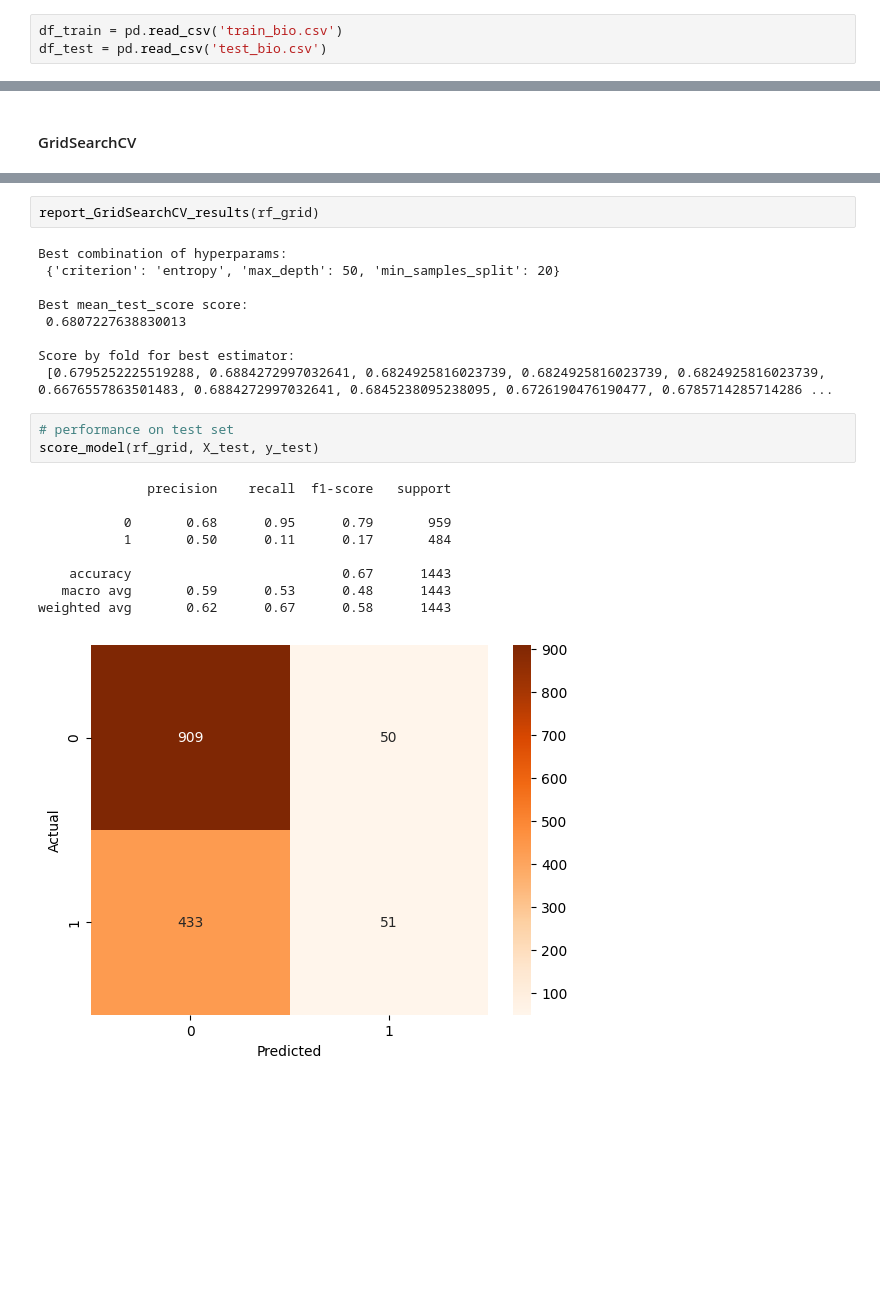
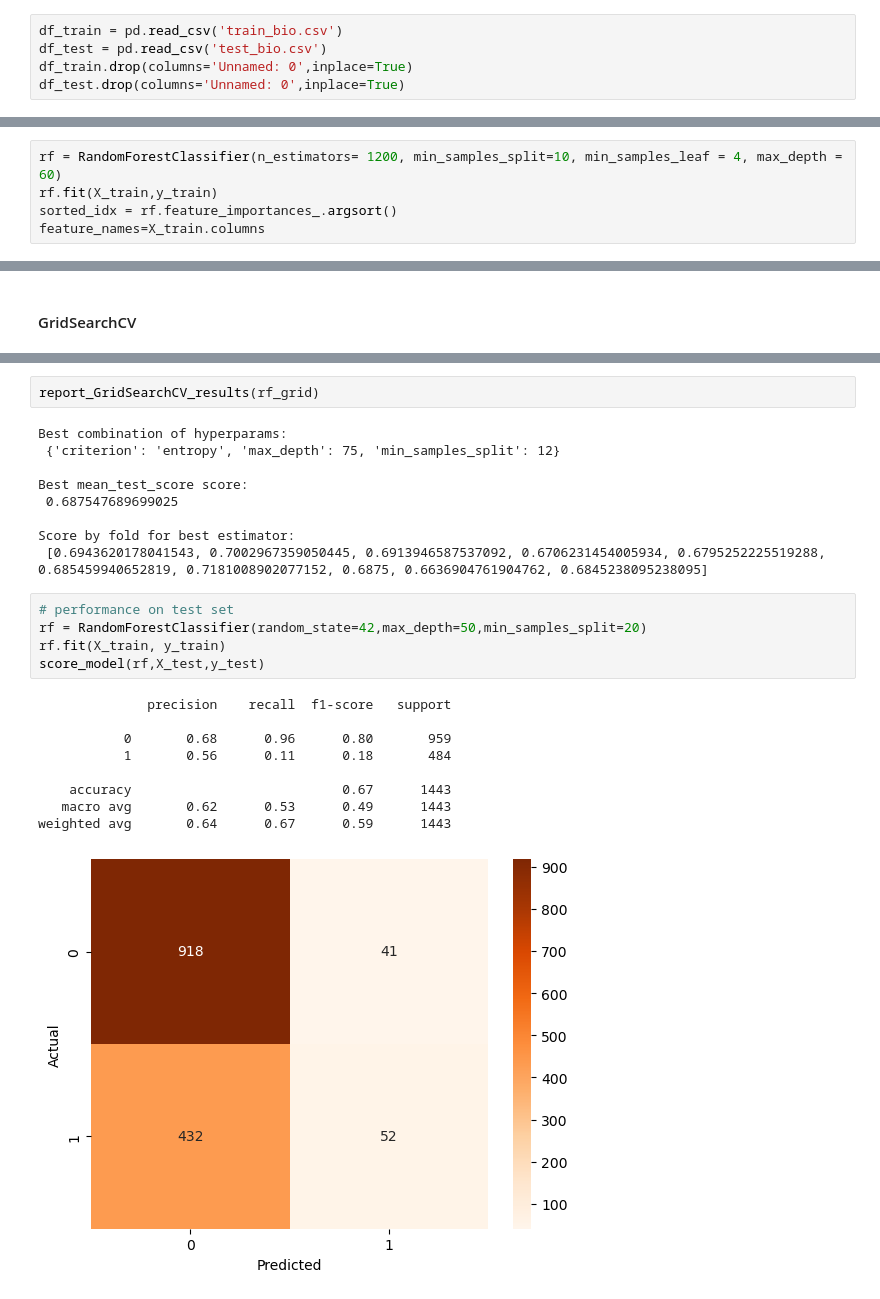
Before and after one commit to lohdaijiu/BT4222_FakeNewsClassifier, a Jupyter notebook: ModelBuilding.ipynb, the cells around one changed output, grey strips where cells are left out. Drawn from its saved outputs; the diff is of its cells as text; blank space fills up the shorter version.

Commit message:
Full run and Refactor of ModelBuilding_2

```diff
--- a/ModelBuilding.ipynb
+++ b/ModelBuilding.ipynb
@@ -8,6 +8,8 @@ pd.set_option('display.max_columns', None)
 # %%
 df_train = pd.read_csv('train_bio.csv')
 df_test = pd.read_csv('test_bio.csv')
+df_train.drop(columns='Unnamed: 0',inplace=True)
+df_test.drop(columns='Unnamed: 0',inplace=True)
 # %%
 X_train, y_train = df_train.drop(columns=['accuracy']), df_train['accuracy']
 X_test, y_test = df_test.drop(columns=['accuracy']), df_test['accuracy']
@@ -341,0 +248,5 @@ weighted avg       0.65      0.68      0.61      1443
+# %%
+rf = RandomForestClassifier(n_estimators= 1200, min_samples_split=10, min_samples_leaf = 4, max_depth = 60)
+rf.fit(X_train,y_train)
+sorted_idx = rf.feature_importances_.argsort()
+feature_names=X_train.columns
@@ -381,23 +288,25 @@ GridSearchCV(cv=10, estimator=RandomForestClassifier(random_state=42),
 report_GridSearchCV_results(rf_grid)
 # %% [output]
 Best combination of hyperparams:
- {'criterion': 'entropy', 'max_depth': 50, 'min_samples_split': 20}
+ {'criterion': 'entropy', 'max_depth': 75, 'min_samples_split': 12}
 
 Best mean_test_score score:
- 0.6807227638830013
+ 0.687547689699025
 
 Score by fold for best estimator:
- [0.6795252225519288, 0.6884272997032641, 0.6824925816023739, 0.6824925816023739, 0.6824925816023739, 0.6676557863501483, 0.6884272997032641, 0.6845238095238095, 0.6726190476190477, 0.6785714285714286 ...
+ [0.6943620178041543, 0.7002967359050445, 0.6913946587537092, 0.6706231454005934, 0.6795252225519288, 0.685459940652819, 0.7181008902077152, 0.6875, 0.6636904761904762, 0.6845238095238095]
 # %%
 # performance on test set
-score_model(rf_grid, X_test, y_test)
+rf = RandomForestClassifier(random_state=42,max_depth=50,min_samples_split=20)
+rf.fit(X_train, y_train)
+score_model(rf,X_test,y_test)
 # %% [output]
               precision    recall  f1-score   support
 
-           0       0.68      0.95      0.79       959
-           1       0.50      0.11      0.17       484
+           0       0.68      0.96      0.80       959
+           1       0.56      0.11      0.18       484
 
     accuracy                           0.67      1443
-   macro avg       0.59      0.53      0.48      1443
-weighted avg       0.62      0.67      0.58      1443
+   macro avg       0.62      0.53      0.49      1443
+weighted avg       0.64      0.67      0.59      1443
-[figure, old version]
+[figure, new version]
```
Also changed, not shown: parts of 46 cells of this notebook, 2 other files.
